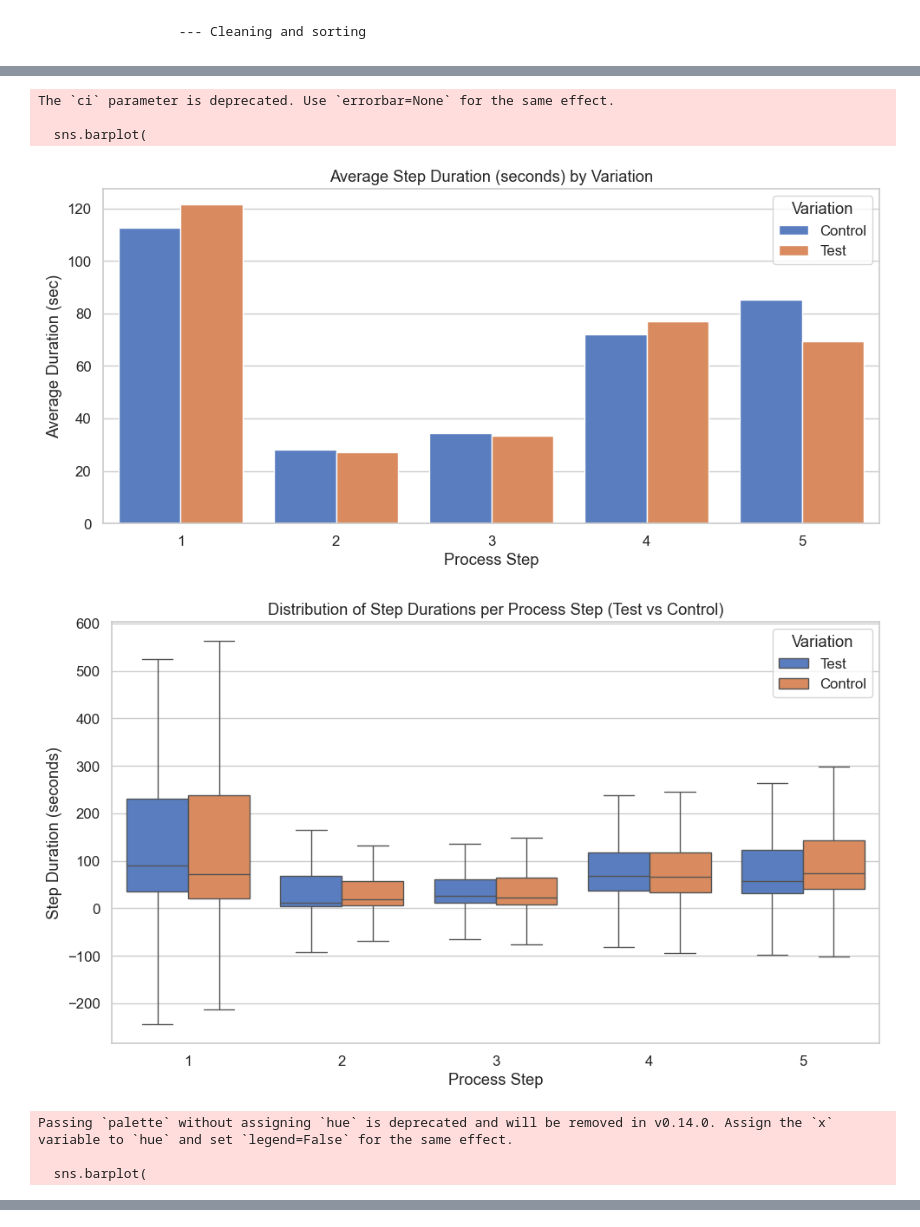
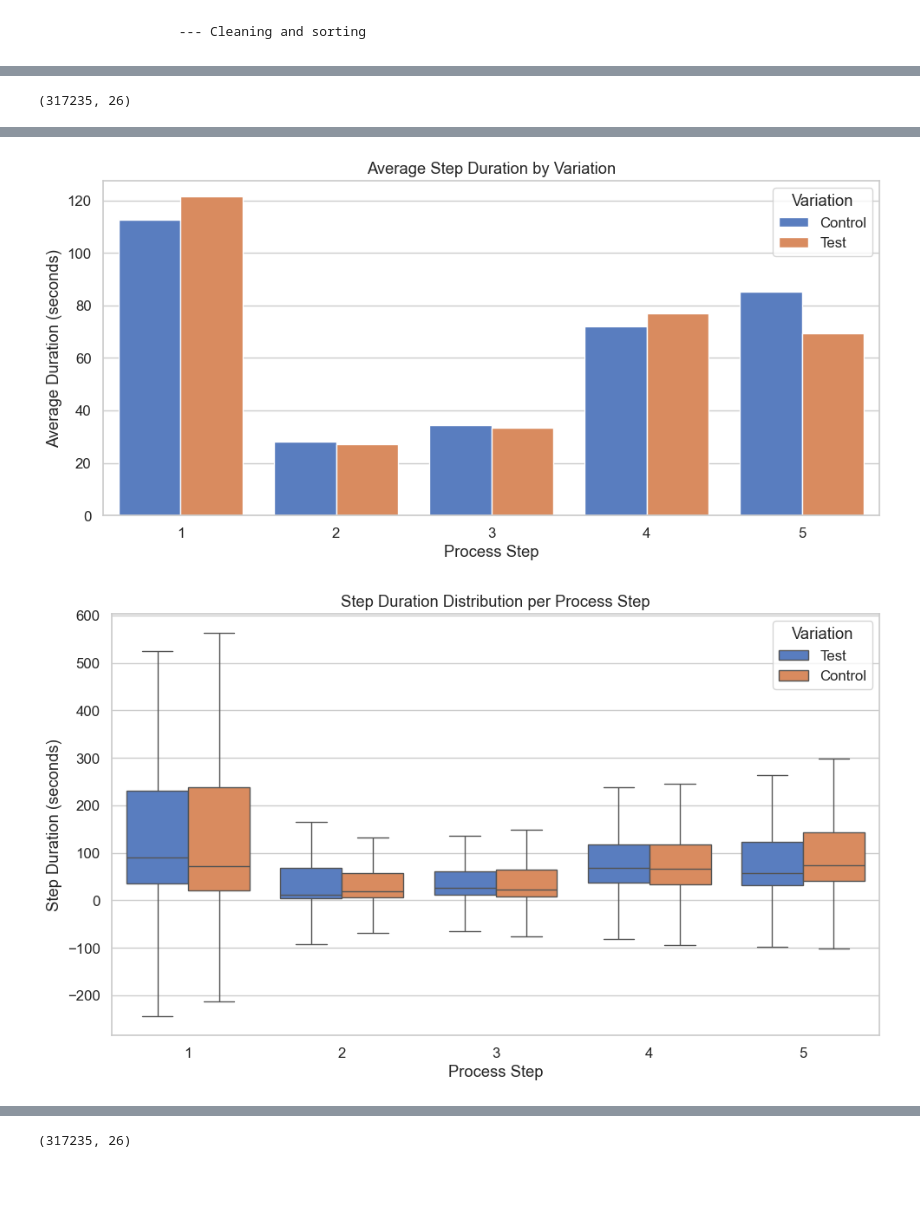
Before and after one commit to Ghonaim32/week5_6_project, a Jupyter notebook: notebooks/analysis_muayad.ipynb, the cells around one changed output, grey strips where cells are left out. Drawn from its saved outputs; the diff is of its cells as text; code cells hidden in the pictures; blank space fills up the shorter version.

```diff
--- a/notebooks/analysis_muayad.ipynb
+++ b/notebooks/analysis_muayad.ipynb
@@ -246,8 +257,10 @@ Average step duration (seconds, after removing outliers):
+# %%
+df.shape
+# %% [output]
+(317235, 26)
 # %%
-import matplotlib.pyplot as plt
-import seaborn as sns
 
-# Use a clean style
+# ---------- SET GLOBAL STYLE ----------
 sns.set(style="whitegrid", palette="muted", font_scale=1.1)
 
 # ---------- 1️⃣ COMPLETION & ERROR RATE BAR CHART ----------
@@ -282,60 +295,40 @@ ax[1].bar_label(ax[1].containers[0], fmt="%.1f%%")
 plt.suptitle("KPI Comparison: Completion & Error Rates", fontsize=14, fontweight="bold")
 plt.tight_layout()
 plt.show()
 
-# ---------- 2️⃣ STEP DURATION BAR CHART ----------
+# ---------- 2️⃣ AVERAGE STEP DURATION BAR CHART ----------
+# ---------- 2️⃣ AVERAGE STEP DURATION BAR CHART ----------
 plt.figure(figsize=(10, 5))
 sns.barplot(
     data=avg_step_time,
     x="process_step",
     y="step_duration",
     hue="Variation",
-    ci=None
+    errorbar=None  # replaces deprecated ci=None
 )
-plt.title("Average Step Duration (seconds) by Variation")
+plt.title("Average Step Duration by Variation")
 plt.xlabel("Process Step")
-plt.ylabel("Average Duration (sec)")
+plt.ylabel("Average Duration (seconds)")
 plt.legend(title="Variation")
 plt.tight_layout()
 plt.show()
 
-# ---------- 3️⃣ DISTRIBUTION (OPTIONAL BUT GREAT FOR PRESENTATION) ----------
+# ---------- 3️⃣ STEP DURATION DISTRIBUTION (BOXPLOT) ----------
 plt.figure(figsize=(10, 6))
 sns.boxplot(
     data=df_steps,
     x="process_step",
     y="step_duration",
     hue="Variation",
-    showfliers=False  # hides extreme outliers for readability
+    showfliers=False
 )
-plt.title("Distribution of Step Durations per Process Step (Test vs Control)")
+plt.title("Step Duration Distribution per Process Step")
 plt.xlabel("Process Step")
 plt.ylabel("Step Duration (seconds)")
 plt.legend(title="Variation")
 plt.tight_layout()
 plt.show()
-
-# ---------- 4️⃣ SIGNIFICANCE HIGHLIGHT (OPTIONAL) ----------
-plt.figure(figsize=(8, 5))
-sns.barplot(
-    data=results_df,
-    x="process_step",
-    y=(results_df['control_mean'] - results_df['test_mean']),
-    palette=["#ff6961" if not sig else "#77dd77" for sig in results_df['significant']]
-)
-plt.axhline(0, color='gray', linestyle='--')
-plt.title("Time Saved by Test vs Control (green = significant)")
-plt.xlabel("Process Step")
-plt.ylabel("Seconds faster (Control - Test)")
-plt.tight_layout()
-plt.show()
 # %% [output]
 [figure]
-The `ci` parameter is deprecated. Use `errorbar=None` for the same effect.
-
-  sns.barplot(
-[figure, old version]
+[figure, new version]
-[figure, old version]
+[figure, new version]
-Passing `palette` without assigning `hue` is deprecated and will be removed in v0.14.0. Assign the `x` variable to `hue` and set `legend=False` for the same effect.
-
-  sns.barplot(
@@ -342,0 +335,4 @@ Passing `palette` without assigning `hue` is deprecated and will be removed in v
+# %%
+df.shape
+# %% [output]
+(317235, 26)
```
Also changed, not shown: parts of 13 cells of this notebook.
